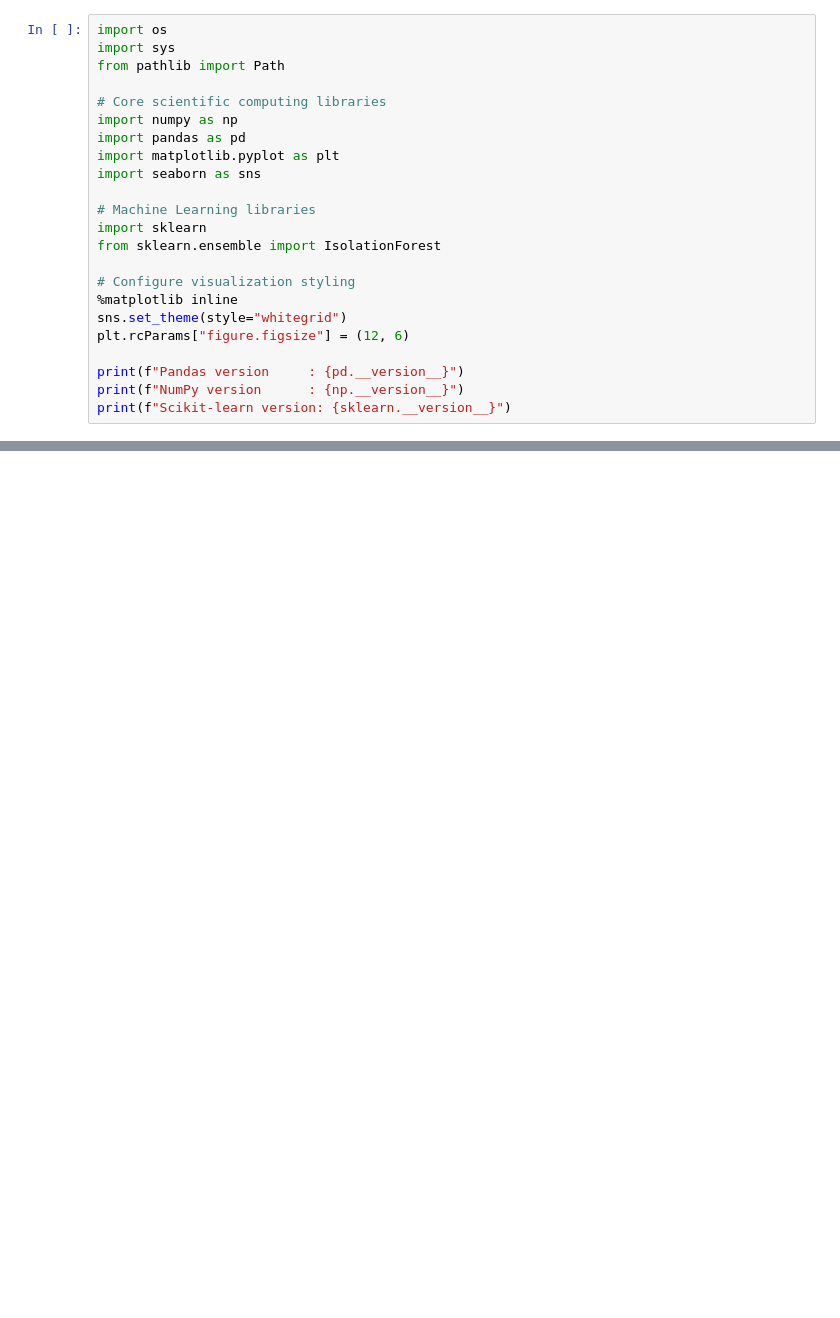
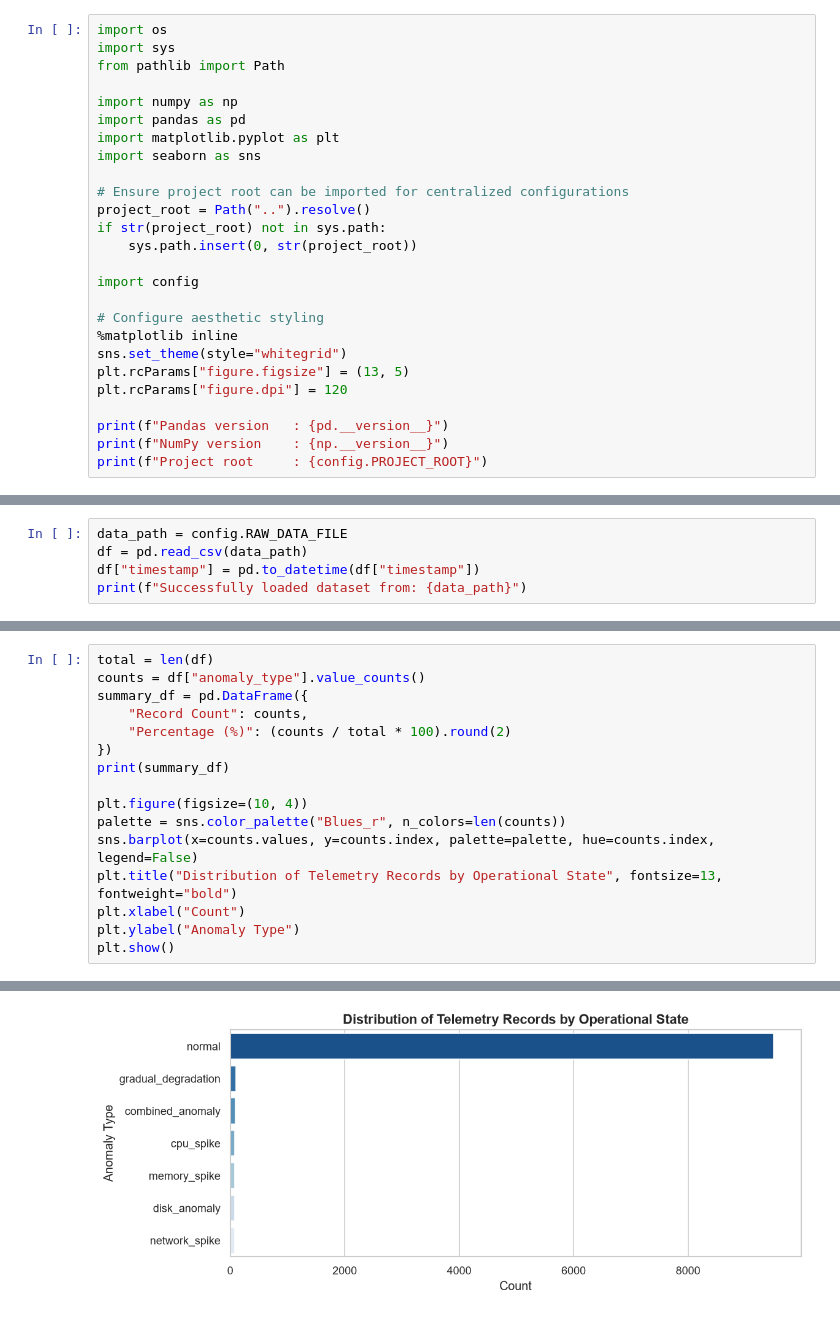
Before and after one commit to VinayN3gi/Anomaly_Detection, a Jupyter notebook: notebooks/exploratory_analysis.ipynb, the cells around one changed output, grey strips where cells are left out. Drawn from its saved outputs; the diff is of its cells as text; blank space fills up the shorter version.

Commit message:
feat(phase-2): add CLI pipeline, generated dataset, visualizations, and EDA notebook

```diff
--- a/notebooks/exploratory_analysis.ipynb
+++ b/notebooks/exploratory_analysis.ipynb
@@ -15,21 +30,24 @@ import os
 import sys
 from pathlib import Path
 
-# Core scientific computing libraries
 import numpy as np
 import pandas as pd
 import matplotlib.pyplot as plt
 import seaborn as sns
 
-# Machine Learning libraries
-import sklearn
-from sklearn.ensemble import IsolationForest
+# Ensure project root can be imported for centralized configurations
+project_root = Path("..").resolve()
+if str(project_root) not in sys.path:
+    sys.path.insert(0, str(project_root))
 
-# Configure visualization styling
+import config
+
+# Configure aesthetic styling
 %matplotlib inline
 sns.set_theme(style="whitegrid")
-plt.rcParams["figure.figsize"] = (12, 6)
+plt.rcParams["figure.figsize"] = (13, 5)
+plt.rcParams["figure.dpi"] = 120
 
-print(f"Pandas version     : {pd.__version__}")
-print(f"NumPy version      : {np.__version__}")
-print(f"Scikit-learn version: {sklearn.__version__}")
+print(f"Pandas version   : {pd.__version__}")
+print(f"NumPy version    : {np.__version__}")
+print(f"Project root     : {config.PROJECT_ROOT}")
@@ -53,0 +62,5 @@ print("Awaiting Phase 2 dataset generation in data/raw/ ...")
+# %%
+data_path = config.RAW_DATA_FILE
+df = pd.read_csv(data_path)
+df["timestamp"] = pd.to_datetime(df["timestamp"])
+print(f"Successfully loaded dataset from: {data_path}")
@@ -53,0 +163,17 @@ print("Awaiting Phase 2 dataset generation in data/raw/ ...")
+# %%
+total = len(df)
+counts = df["anomaly_type"].value_counts()
+summary_df = pd.DataFrame({
+    "Record Count": counts,
+    "Percentage (%)": (counts / total * 100).round(2)
+})
+print(summary_df)
+
+plt.figure(figsize=(10, 4))
+palette = sns.color_palette("Blues_r", n_colors=len(counts))
+sns.barplot(x=counts.values, y=counts.index, palette=palette, hue=counts.index, legend=False)
+plt.title("Distribution of Telemetry Records by Operational State", fontsize=13, fontweight="bold")
+plt.xlabel("Count")
+plt.ylabel("Anomaly Type")
+plt.show()
+# %% [output]
@@ -53,0 +189 @@ print("Awaiting Phase 2 dataset generation in data/raw/ ...")
+[figure, added]
```
Also changed, not shown: parts of 36 cells of this notebook, 16 other files.
